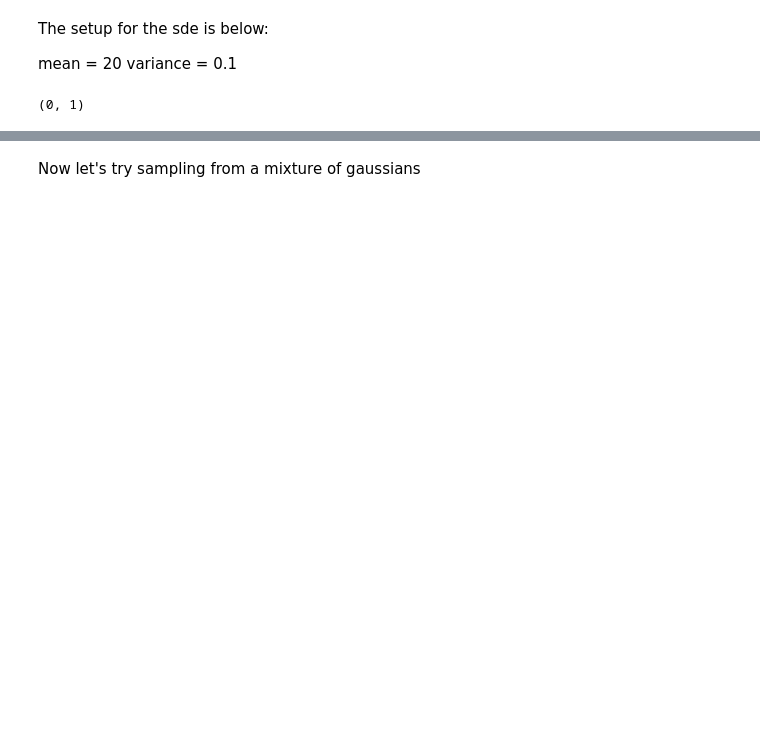
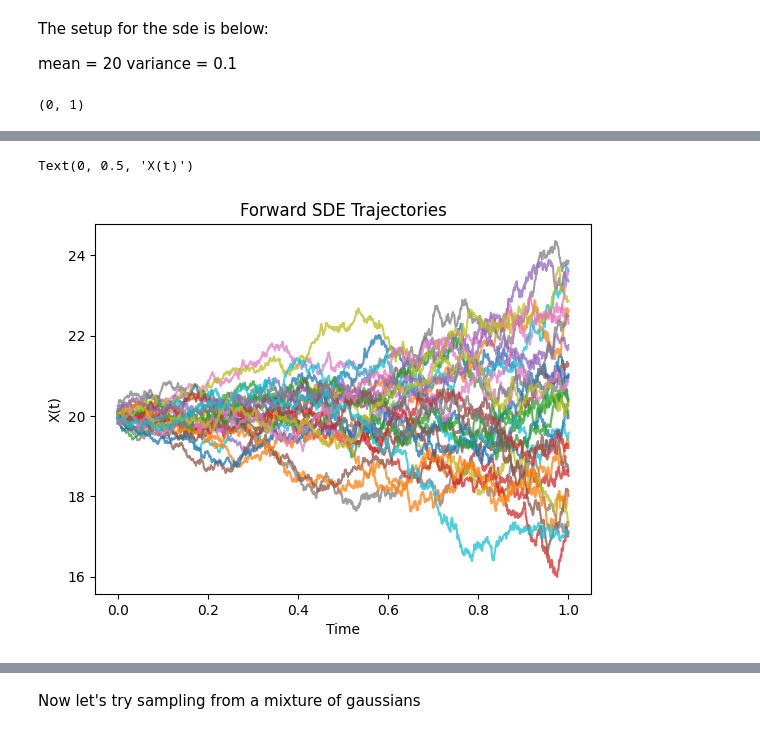
Before and after one commit to vjoshy/4600, a Jupyter notebook: initial/sde.ipynb, the cells around one changed output, grey strips where cells are left out. Saved outputs shown, nothing was run; the diff lists cells and outputs as text; code cells hidden in the pictures; blank space fills up the shorter version.

```diff
--- a/initial/sde.ipynb
+++ b/initial/sde.ipynb
@@ -153,3 +153,20 @@ plt.show()
+# %%
+for i in range(20, 50):
+    plt.plot(sde.t, f_trajectories[i, :, 0], alpha=0.75)
+    #plt.plot(sde.t, f_trajectories[i, :, 1], alpha=0.5)
+plt.title('Forward SDE Trajectories')
+plt.xlabel('Time')
+plt.ylabel('X(t)')
+
+for i in range(20, 50):
+    plt.plot(sde.t, f_trajectories[i, :, 0], alpha=0.75)
+    #plt.plot(sde.t, f_trajectories[i, :, 1], alpha=0.5)
+plt.title('Forward SDE Trajectories')
+plt.xlabel('Time')
+plt.ylabel('X(t)')
+# %% [output]
+Text(0, 0.5, 'X(t)')
+[figure, added]
 # %%
 import seaborn as sns
 
```
Also changed, not shown: parts of 6 cells of this notebook, 5 other files.
